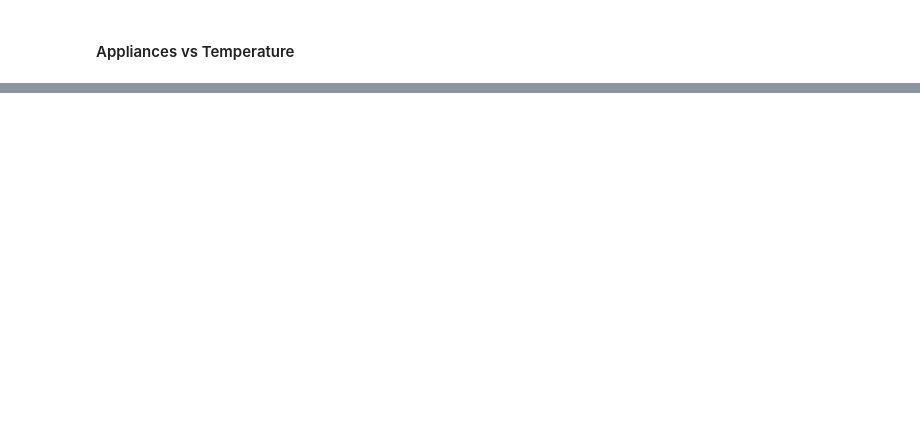
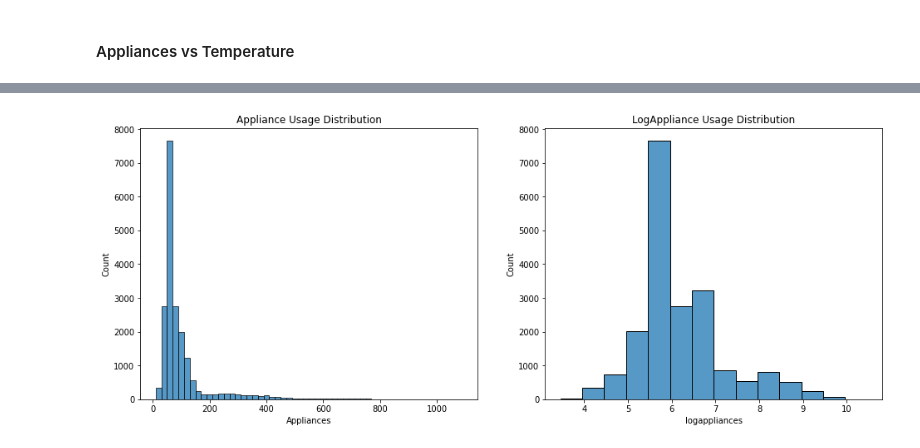
Before and after one commit to estoymukundjha/Energy-Application-Prediction, a Jupyter notebook: Appliance_Energy.ipynb, the cells around one changed output, grey strips where cells are left out. Cells and saved outputs as stored; diff of their text form; code cells hidden in the pictures; blank space fills up the shorter version.

```diff
--- a/Appliance_Energy.ipynb
+++ b/Appliance_Energy.ipynb
@@ -93,3 +93,7 @@ df.describe(include='all')
 | 50% | NaN | 60.000000 | 0.000000 | 21.600000 | 39.656667 | 20.000000 | 40.500000 | 22.100000 | 38.530000 | 20.666667 | 38.400000 | ... |
 | 75% | NaN | 100.000000 | 0.000000 | 22.600000 | 43.066667 | 21.500000 | 43.260000 | 23.290000 | 41.760000 | 22.100000 | 42.156667 | ... |
 | max | NaN | 1080.000000 | 70.000000 | 26.260000 | 63.360000 | 29.856667 | 56.026667 | 29.236000 | 50.163333 | 26.200000 | 51.090000 | ... |
+# %%
+#from datetime import datetime
+
+df['date'] = pd.to_datetime(df['date'], format='%Y-%m-%d %H:%M:%S')
@@ -96,3 +102,30 @@ df.describe(include='all')
+# %%
+# Downcast in order to save memory
+def downcast(df):
+    cols = df.dtypes.index.tolist()
+    types = df.dtypes.values.tolist()
+    for i,t in enumerate(types):
+        if 'int' in str(t):
+            if df[cols[i]].min() > np.iinfo(np.int8).min and df[cols[i]].max() < np.iinfo(np.int8).max:
+                df[cols[i]] = df[cols[i]].astype(np.int8)
+            elif df[cols[i]].min() > np.iinfo(np.int16).min and df[cols[i]].max() < np.iinfo(np.int16).max:
+                df[cols[i]] = df[cols[i]].astype(np.int16)
+            elif df[cols[i]].min() > np.iinfo(np.int32).min and df[cols[i]].max() < np.iinfo(np.int32).max:
+                df[cols[i]] = df[cols[i]].astype(np.int32)
+            else:
+                df[cols[i]] = df[cols[i]].astype(np.int64)
+        elif 'float' in str(t):
+            if df[cols[i]].min() > np.finfo(np.float16).min and df[cols[i]].max() < np.finfo(np.float16).max:
+                df[cols[i]] = df[cols[i]].astype(np.float16)
+            elif df[cols[i]].min() > np.finfo(np.float32).min and df[cols[i]].max() < np.finfo(np.float32).max:
+                df[cols[i]] = df[cols[i]].astype(np.float32)
+            else:
+                df[cols[i]] = df[cols[i]].astype(np.float64)
+        elif t == np.object:
+            df[cols[i]] = pd.to_datetime(df[cols[i]], format='%Y-%m-%d %H:%M:%S')
+    return df
+
+df = downcast(df)
 # %% [markdown]
 ####Seprating different columns
 # %%
@@ -281,0 +341,14 @@ result
+# %%
+df['logappliances'] = df['Appliances'].apply(lambda x: np.log2(x+1))
+
+fig, ax = plt.subplots(1,2, figsize=(16,6))
+
+sns.histplot(x='Appliances', data=df, binwidth=20, ax=ax[0])
+sns.histplot(x='logappliances', data=df, binwidth=0.5, ax=ax[1])
+
+ax[0].set_title('Appliance Usage Distribution')
+ax[1].set_title('LogAppliance Usage Distribution')
+
+plt.show()
+# %% [output]
+[figure, added]
```
Also changed, not shown: parts of 30 cells of this notebook.
